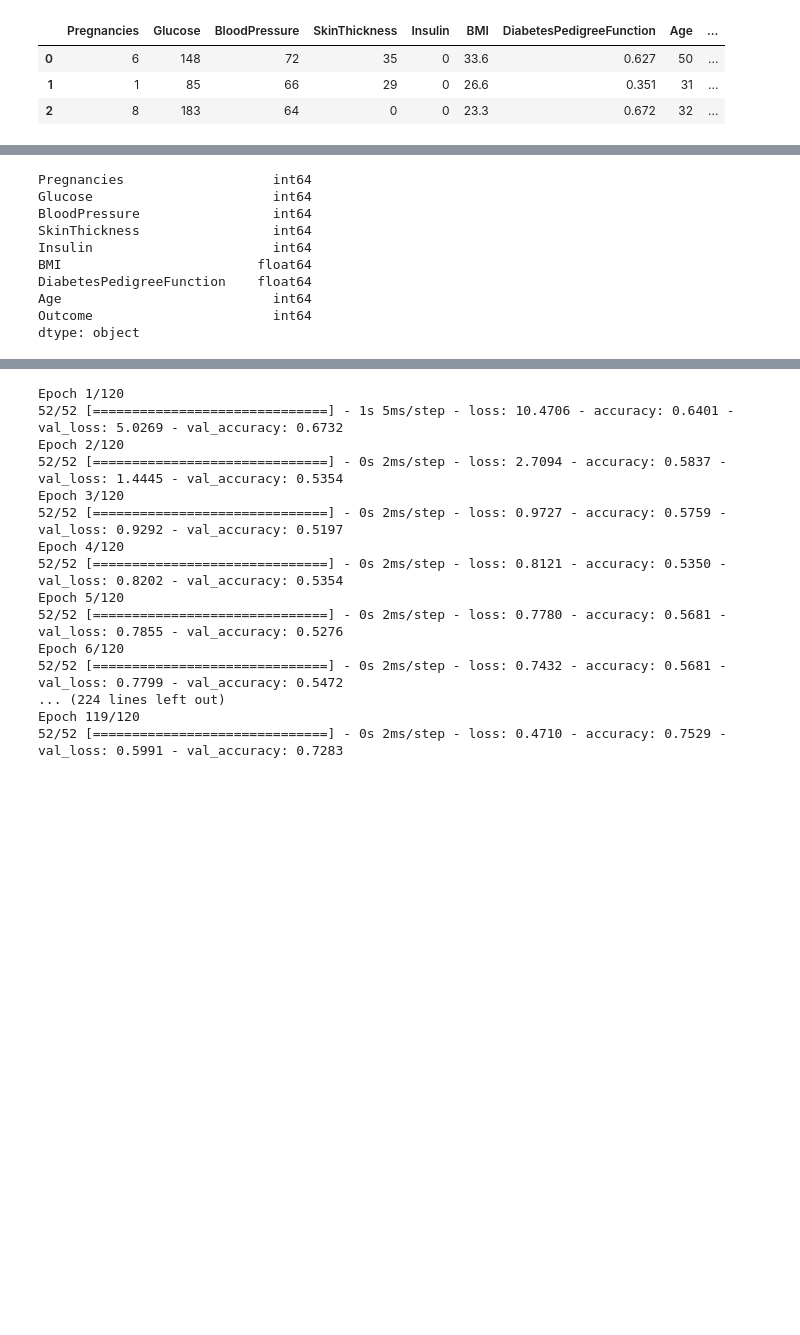
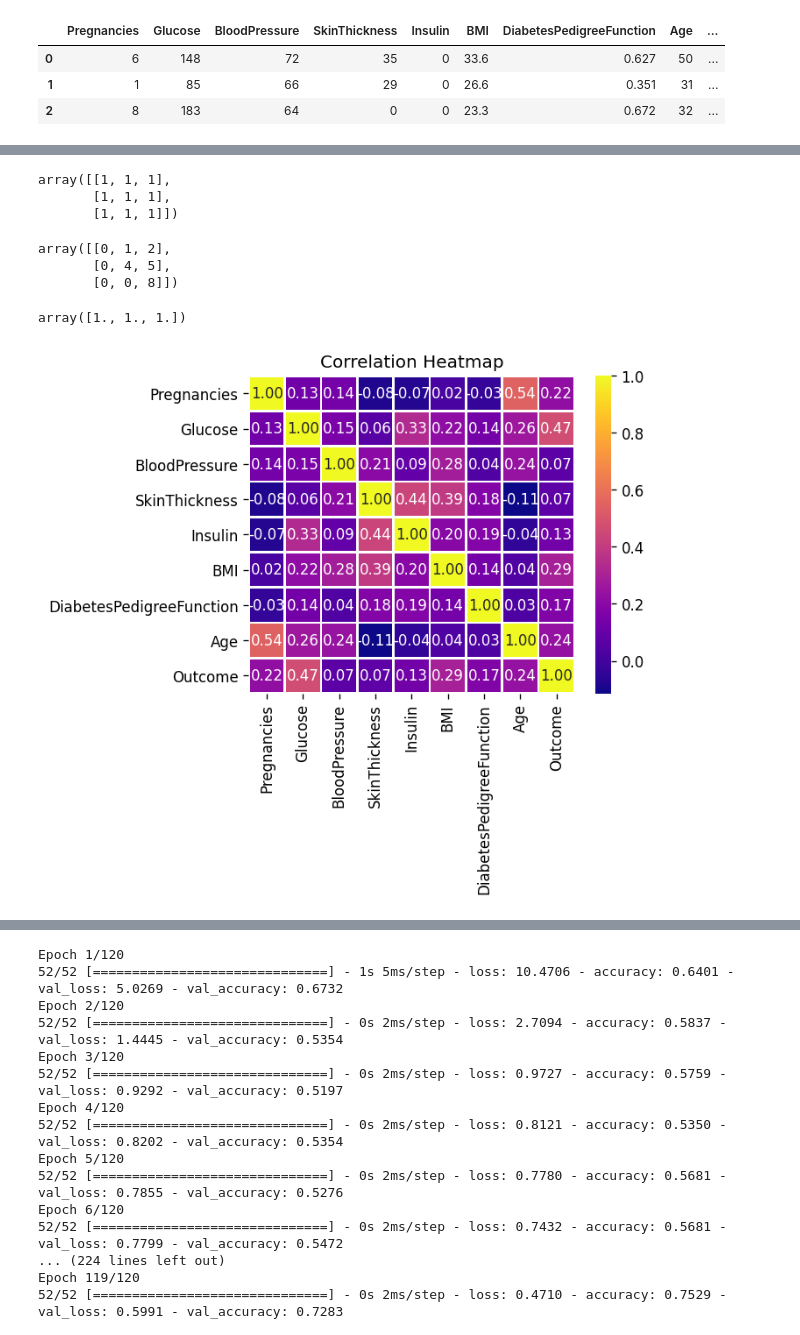
Before and after one commit to rohailkhan/Aj_Deep-Learning-with-Python, a Jupyter notebook: 1_Using_Kfold_cross_validation_and_Grid_search_parameter_optimization_for_Keras_deep_learning_model.ipynb, the cells around one changed output, grey strips where cells are left out. Drawn from its saved outputs; the diff is of its cells as text; code cells hidden in the pictures; blank space fills up the shorter version.

```diff
--- a/1_Using_Kfold_cross_validation_and_Grid_search_parameter_optimization_for_Keras_deep_learning_model.ipynb
+++ b/1_Using_Kfold_cross_validation_and_Grid_search_parameter_optimization_for_Keras_deep_learning_model.ipynb
@@ -38,16 +35,33 @@ diabetics.describe()
 | 50% | 3.000000 | 117.000000 | 72.000000 | 23.000000 | 30.500000 | 32.000000 | 0.372500 | 29.000000 | ... |
 | 75% | 6.000000 | 140.250000 | 80.000000 | 32.000000 | 127.250000 | 36.600000 | 0.626250 | 41.000000 | ... |
 | max | 17.000000 | 199.000000 | 122.000000 | 99.000000 | 846.000000 | 67.100000 | 2.420000 | 81.000000 | ... |
-# %%
-diabetics.dtypes
-# %% [output]
-Pregnancies                   int64
-Glucose                       int64
-BloodPressure                 int64
-SkinThickness                 int64
-Insulin                       int64
-BMI                         float64
-DiabetesPedigreeFunction    float64
-Age                           int64
-Outcome                       int64
-dtype: object
+# %%
+x=np.array([[0, 1, 2],
+       [3,4, 5],
+       [6, 7, 8]])
+np.ones_like(x)
+# %% [output]
+array([[1, 1, 1],
+       [1, 1, 1],
+       [1, 1, 1]])
+# %%
+np.triu(x)
+# %% [output]
+array([[0, 1, 2],
+       [0, 4, 5],
+       [0, 0, 8]])
+# %%
+y=np.array([0., 1., 2.])
+np.ones_like(y)
+# %% [output]
+array([1., 1., 1.])
+# %%
+plt.figure(dpi = 120,figsize= (5,4))
+# mask = np.triu(np.ones_like(diabetics.corr(),dtype = bool))
+sns.heatmap(diabetics.corr(), fmt = ".2f",annot=True,lw=1,cmap = 'plasma')
+plt.yticks(rotation = 0)
+plt.xticks(rotation = 90)
+plt.title('Correlation Heatmap')
+plt.show()
+# %% [output]
+[figure, added]
```
Also changed, not shown: parts of 3 cells of this notebook.
